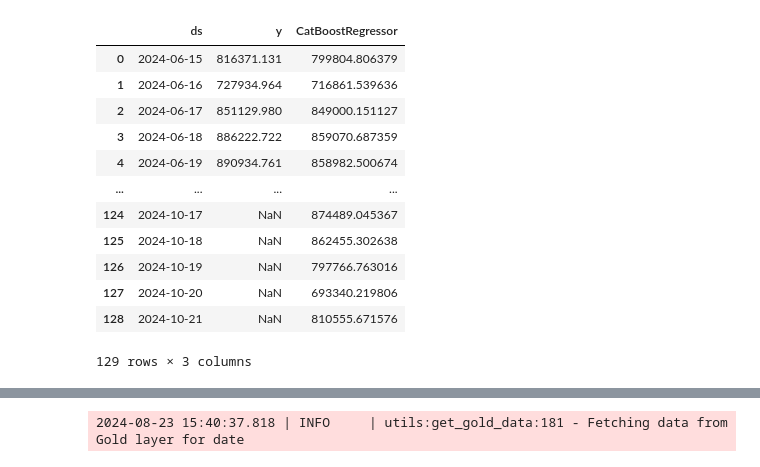
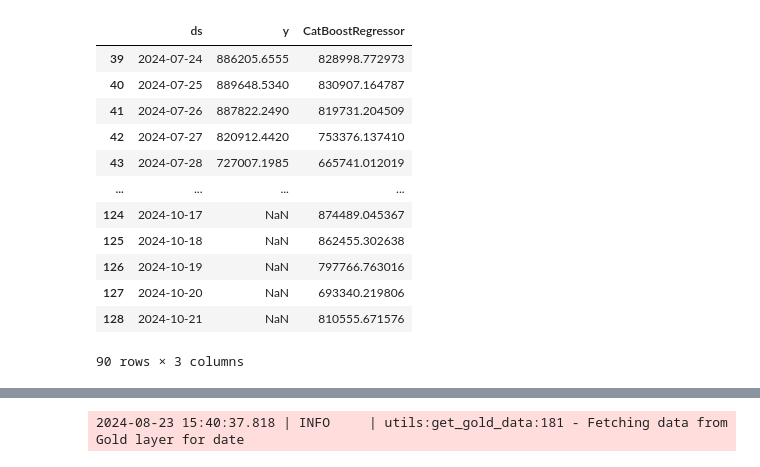
Before and after one commit to pedroachagas/energy_demand, a Jupyter notebook: notebooks/local_forecasting.ipynb, the cells around one changed output, grey strips where cells are left out. Drawn from its saved outputs; the diff is of its cells as text; code cells hidden in the pictures.

```diff
--- a/notebooks/local_forecasting.ipynb
+++ b/notebooks/local_forecasting.ipynb
@@ -18,4 +22,4 @@ logger = logging.logger
 # %%
 preds = load_predictions()
-preds.sort_values('ds')[['ds', 'y', 'CatBoostRegressor']]
+preds.sort_values('ds')[['ds', 'y', 'CatBoostRegressor']].tail(90)
 # %% [output]
@@ -23,15 +27,15 @@ preds.sort_values('ds')[['ds', 'y', 'CatBoostRegressor']]
 |  | ds | y | CatBoostRegressor |
-| 0 | 2024-06-15 | 816371.131 | 799804.806379 |
-| 1 | 2024-06-16 | 727934.964 | 716861.539636 |
-| 2 | 2024-06-17 | 851129.980 | 849000.151127 |
-| 3 | 2024-06-18 | 886222.722 | 859070.687359 |
-| 4 | 2024-06-19 | 890934.761 | 858982.500674 |
+| 39 | 2024-07-24 | 886205.6555 | 828998.772973 |
+| 40 | 2024-07-25 | 889648.5340 | 830907.164787 |
+| 41 | 2024-07-26 | 887822.2490 | 819731.204509 |
+| 42 | 2024-07-27 | 820912.4420 | 753376.137410 |
+| 43 | 2024-07-28 | 727007.1985 | 665741.012019 |
 | ... | ... | ... | ... |
 | 124 | 2024-10-17 | NaN | 874489.045367 |
 | 125 | 2024-10-18 | NaN | 862455.302638 |
 | 126 | 2024-10-19 | NaN | 797766.763016 |
 | 127 | 2024-10-20 | NaN | 693340.219806 |
 | 128 | 2024-10-21 | NaN | 810555.671576 |
-129 rows × 3 columns
+90 rows × 3 columns
 # %%
 preds.groupby('ds')['y'].apply(lambda x: pd.isna(x).sum()).plot()
```
Also changed, not shown: parts of 14 cells of this notebook, 1 other file.
